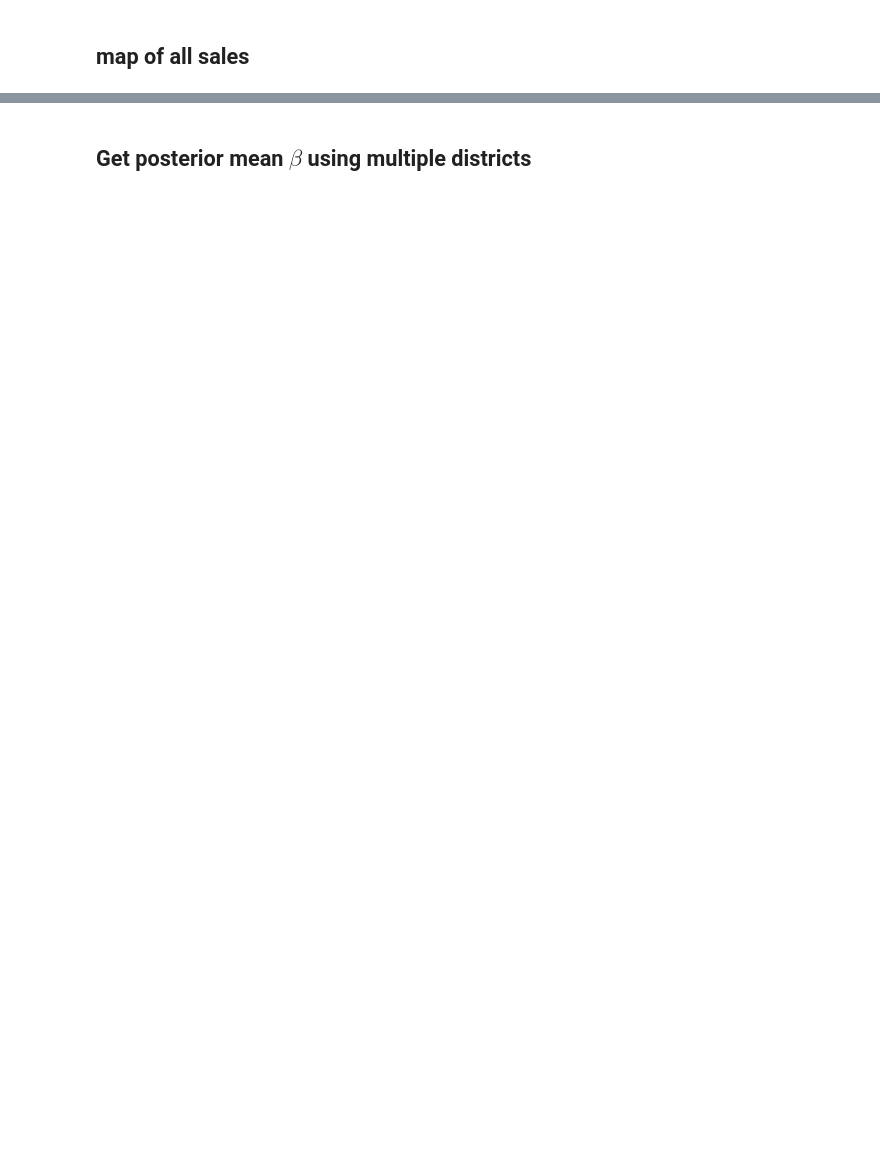
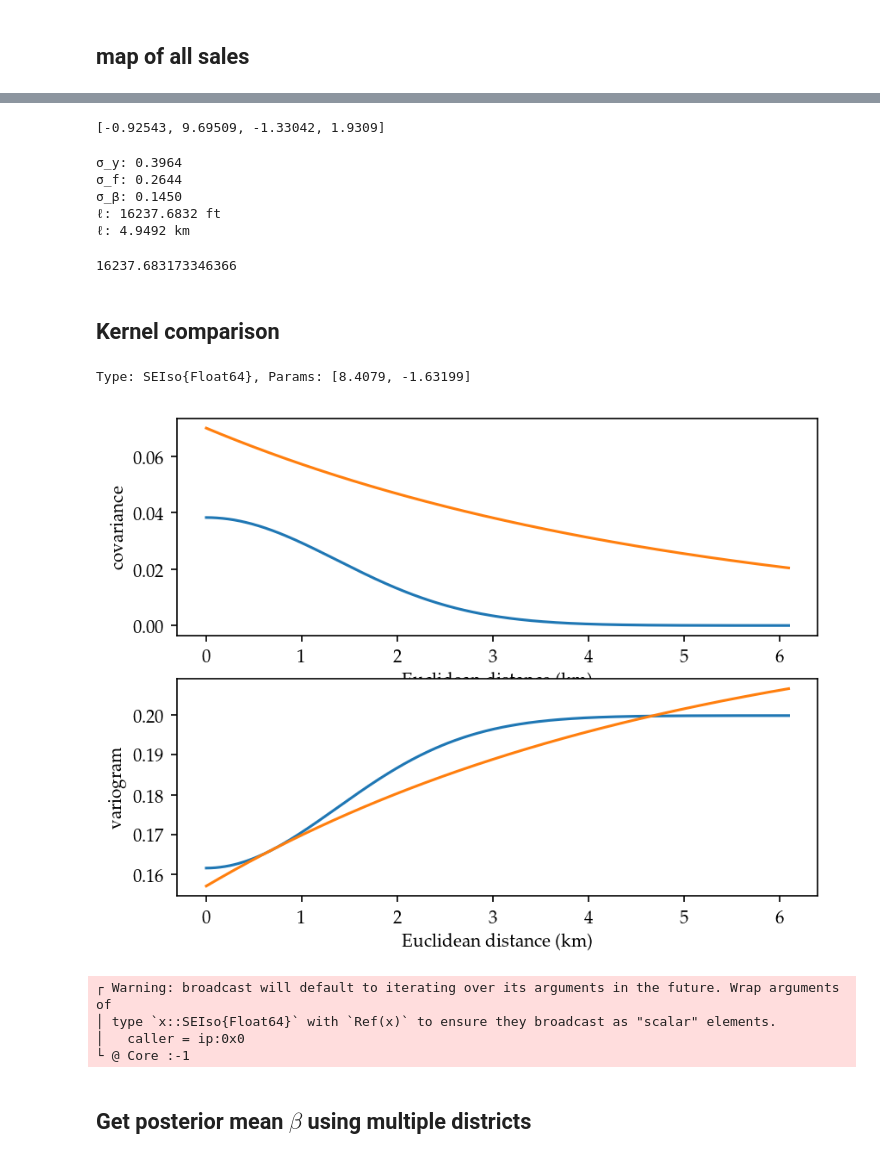
Before and after one commit to gwb/rdd-coverage, a Jupyter notebook: Maxime/NYC/NYC_Matern.ipynb, the cells around one changed output, grey strips where cells are left out. Drawn from its saved outputs; the diff is of its cells as text; code cells hidden in the pictures; blank space fills up the shorter version.

```diff
--- a/Maxime/NYC/NYC_Matern.ipynb
+++ b/Maxime/NYC/NYC_Matern.ipynb
@@ -355,0 +312,8 @@ mgpcv.k.kerns[1].ℓ
+# %%
+# k_mgpcv = SEIso(log(2000.0), log(1.0))
+k_mgpcv = Mat12Iso(log(2000.0), log(1.0))
+k_wmean = k_mgpcv + GaussianProcesses.fix(Const(log(20.0)))
+βkern = LinIso(log(1.0))
+local_distrs = [18,19,23,24,25,26,27,28,29]
+mgpcv = GeoRDD.MultiGPCovars(nyc_rd, local_distrs, k_wmean, βkern, log(1.0))
+;
@@ -356,3 +434,56 @@ mgpcv.k.kerns[1].ℓ
+# %%
+print(GeoRDD.get_params(mgpcv; domean=false))
+# %% [output]
+[-0.92543, 9.69509, -1.33042, 1.9309]
+# %%
+@printf("σ_y: %.4f\n", exp(mgpcv.logNoise))
+@printf("σ_f: %.4f\n", √(mgpcv.kernel.kleft.σ2))
+@printf("σ_β: %.4f\n", 1/√mgpcv.βkern.ℓ2)
+@printf("ℓ: %.4f ft\n", (mgpcv.kernel.kleft.ℓ))
+@printf("ℓ: %.4f km\n", (mgpcv.kernel.kleft.ℓ) / 3280.84)
+# %% [output]
+σ_y: 0.3964
+σ_f: 0.2644
+σ_β: 0.1450
+ℓ: 16237.6832 ft
+ℓ: 4.9492 km
+# %%
+ℓ = mgpcv.kernel.kleft.ℓ
+# %% [output]
+16237.683173346366
+# %% [markdown]
+## Kernel comparison
+# %%
+let
+    k_se = SEIso(log(2000.0), log(1.0))
+    hyp_se = [-0.911291, 8.4079, -1.63199, 1.92018]
+    GeoRDD.set_params!(k_se, hyp_se[2:3])
+    println(k_se)
+    rr = range(0, stop=20000, length=1000)
+    plt.subplot(2,1,1)
+    plt.plot(rr.*0.0003048, cov.(k_se, rr.^2))
+    plt.plot(rr.*0.0003048, cov.(k_mgpcv, rr))
+    plt.ylabel("covariance")
+    plt.xlabel("Euclidean distance (km)")
+
+    function variog(k, logNoise)
+        cov_r = [cov(k, [0.0,r,0.0], [0.0,0.0,0.0]) for r in rr]
+        return exp(2.0*logNoise)+cov_r[1].-cov_r
+    end
+    plt.subplot(2,1,2)
+    plt.plot(rr.*0.0003048, variog(k_se, hyp_se[1]))
+    plt.plot(rr.*0.0003048, variog(k_mgpcv, mgpcv.logNoise))
+    plt.ylabel("variogram")
+    plt.xlabel("Euclidean distance (km)")
+end
+;
+# %% [output]
+Type: SEIso{Float64}, Params: [8.4079, -1.63199]
+[figure, added]
+┌ Warning: broadcast will default to iterating over its arguments in the future. Wrap arguments of
+│ type `x::SEIso{Float64}` with `Ref(x)` to ensure they broadcast as "scalar" elements.
+│   caller = ip:0x0
+└ @ Core :-1
 # %% [markdown]
 ## Get posterior mean $\beta$ using multiple districts
 # %%
```
Also changed, not shown: parts of 117 cells of this notebook.
